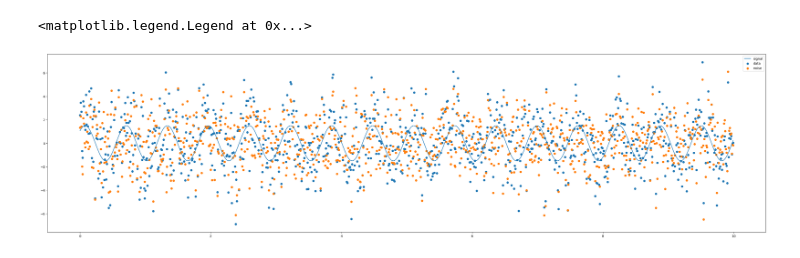
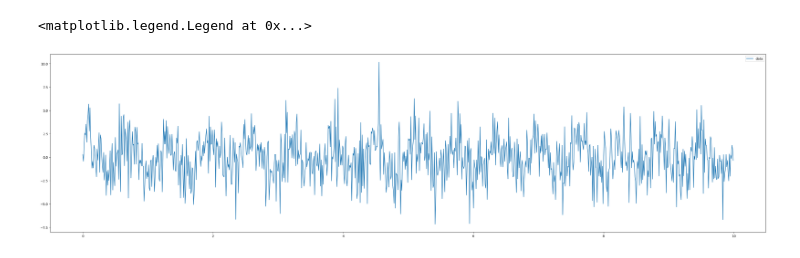
Before and after one commit to rahule-1999/M.Sc-Project, a Jupyter notebook: Assignment.ipynb, the cells around one changed output. Cells and saved outputs as stored; diff of their text form; code cells hidden in the pictures.

```diff
--- a/Assignment.ipynb
+++ b/Assignment.ipynb
@@ -12,23 +12,23 @@ def noise_fn(std,n):
 # %%
 t = np.arange(0,10,0.01)
 
 true_A = 1.5
 true_w = 10
 true_phi = np.pi/4
 std = 2
 
 sig = signal_fn(t,true_A,true_w,true_phi)
 noise = noise_fn(std,len(t))
 data = sig + noise
 
 plt.figure(figsize=(40, 10))
-plt.plot(t,sig,label='signal')
-plt.scatter(t,data,label='data')
-plt.scatter(t,noise,label='noise')
+#plt.plot(t,sig,label='signal')
+plt.plot(t,data,label='data')
+#plt.scatter(t,noise,label='noise')
 plt.legend(loc='best')
 # %% [output]
 <matplotlib.legend.Legend at 0x...>
-[figure, old version]
+[figure, new version]
 # %%
 def ln_likelihood(t,true_A,w,true_phi,std,data):
   signal_data = signal_fn(t,true_A,w,true_phi)
```
Also changed, not shown: parts of 4 cells of this notebook.
